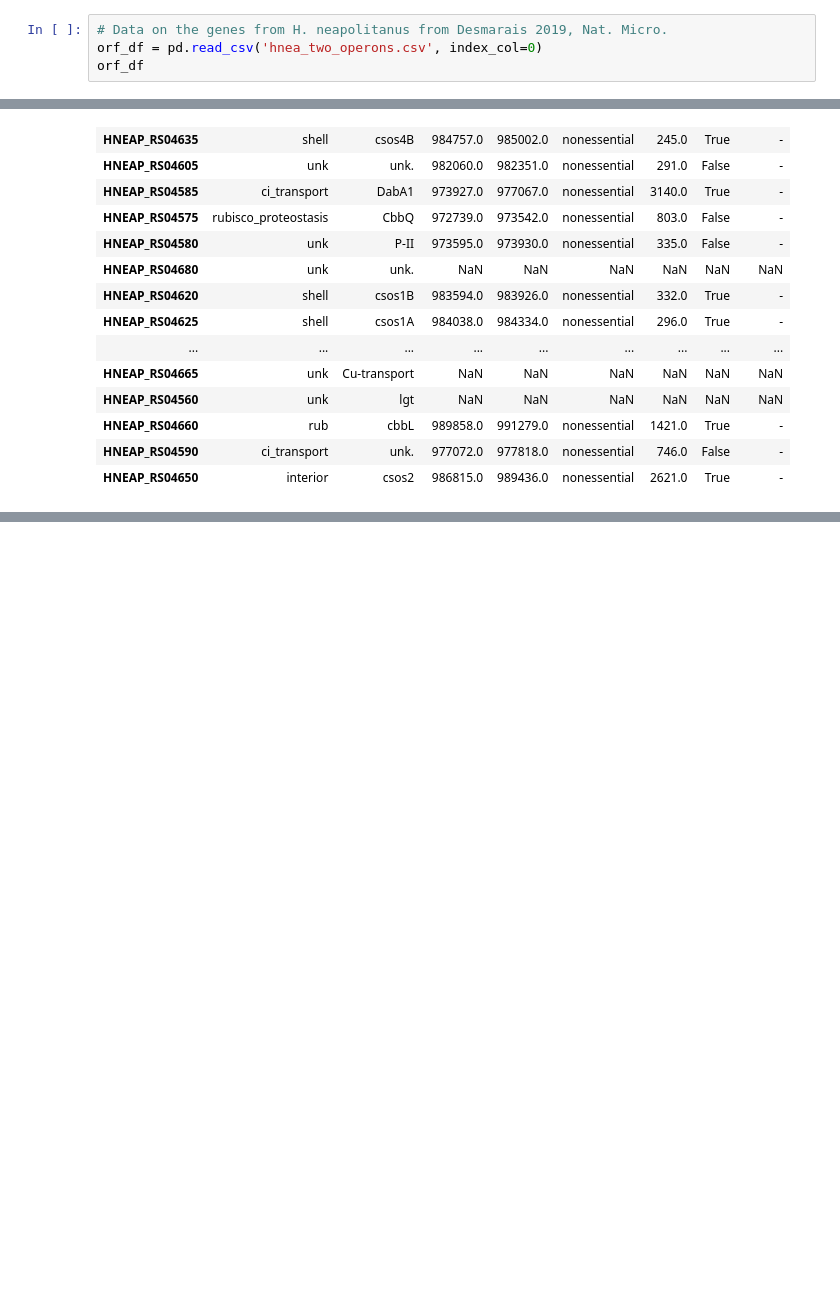
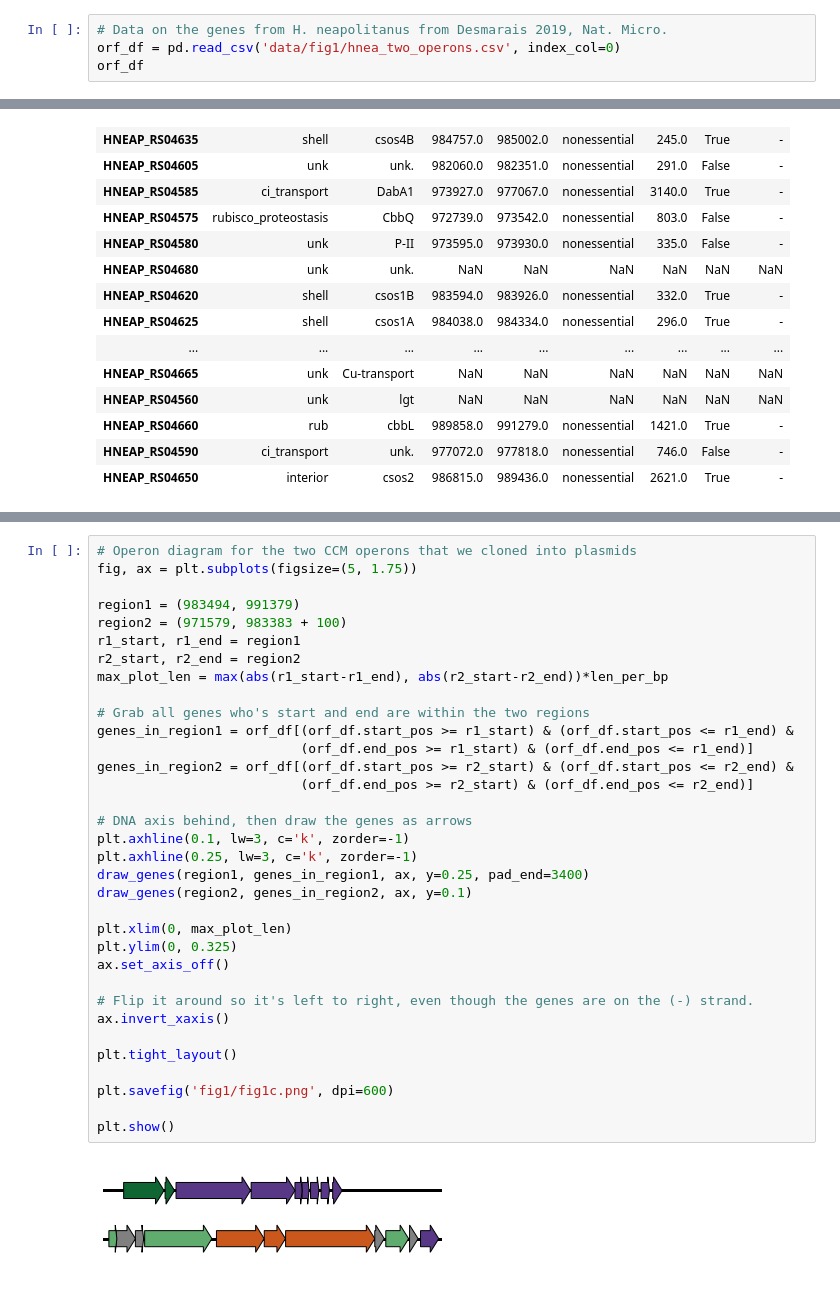
Before and after one commit to flamholz/carboxecoli, a Jupyter notebook: notebooks/Figure 1 operon diagrams.ipynb, the cells around one changed output, grey strips where cells are left out. Saved outputs shown, nothing was run; the diff lists cells and outputs as text; blank space fills up the shorter version.

```diff
--- a/notebooks/Figure 1 operon diagrams.ipynb
+++ b/notebooks/Figure 1 operon diagrams.ipynb
@@ -81,6 +82,6 @@ plt.show()
 # %%
 # Data on the genes from H. neapolitanus from Desmarais 2019, Nat. Micro.
-orf_df = pd.read_csv('hnea_two_operons.csv', index_col=0)
+orf_df = pd.read_csv('data/fig1/hnea_two_operons.csv', index_col=0)
 orf_df
 # %% [output]
 |  | cat | short_name | start_pos | end_pos | essential | length | hcr | strand |
@@ -170,0 +149,36 @@ plt.show()
+# %%
+# Operon diagram for the two CCM operons that we cloned into plasmids
+fig, ax = plt.subplots(figsize=(5, 1.75))
+
+region1 = (983494, 991379)
+region2 = (971579, 983383 + 100)
+r1_start, r1_end = region1
+r2_start, r2_end = region2
+max_plot_len = max(abs(r1_start-r1_end), abs(r2_start-r2_end))*len_per_bp
+
+# Grab all genes who's start and end are within the two regions
+genes_in_region1 = orf_df[(orf_df.start_pos >= r1_start) & (orf_df.start_pos <= r1_end) &
+                          (orf_df.end_pos >= r1_start) & (orf_df.end_pos <= r1_end)]
+genes_in_region2 = orf_df[(orf_df.start_pos >= r2_start) & (orf_df.start_pos <= r2_end) &
+                          (orf_df.end_pos >= r2_start) & (orf_df.end_pos <= r2_end)]
+
+# DNA axis behind, then draw the genes as arrows
+plt.axhline(0.1, lw=3, c='k', zorder=-1)
+plt.axhline(0.25, lw=3, c='k', zorder=-1)
+draw_genes(region1, genes_in_region1, ax, y=0.25, pad_end=3400)
+draw_genes(region2, genes_in_region2, ax, y=0.1)
+
+plt.xlim(0, max_plot_len)
+plt.ylim(0, 0.325)
+ax.set_axis_off()
+
+# Flip it around so it's left to right, even though the genes are on the (-) strand.
+ax.invert_xaxis()
+
+plt.tight_layout()
+
+plt.savefig('fig1/fig1c.png', dpi=600)
+
+plt.show()
+# %% [output]
+[figure, added]
```
Also changed, not shown: parts of 2 cells of this notebook, 15 other files.
